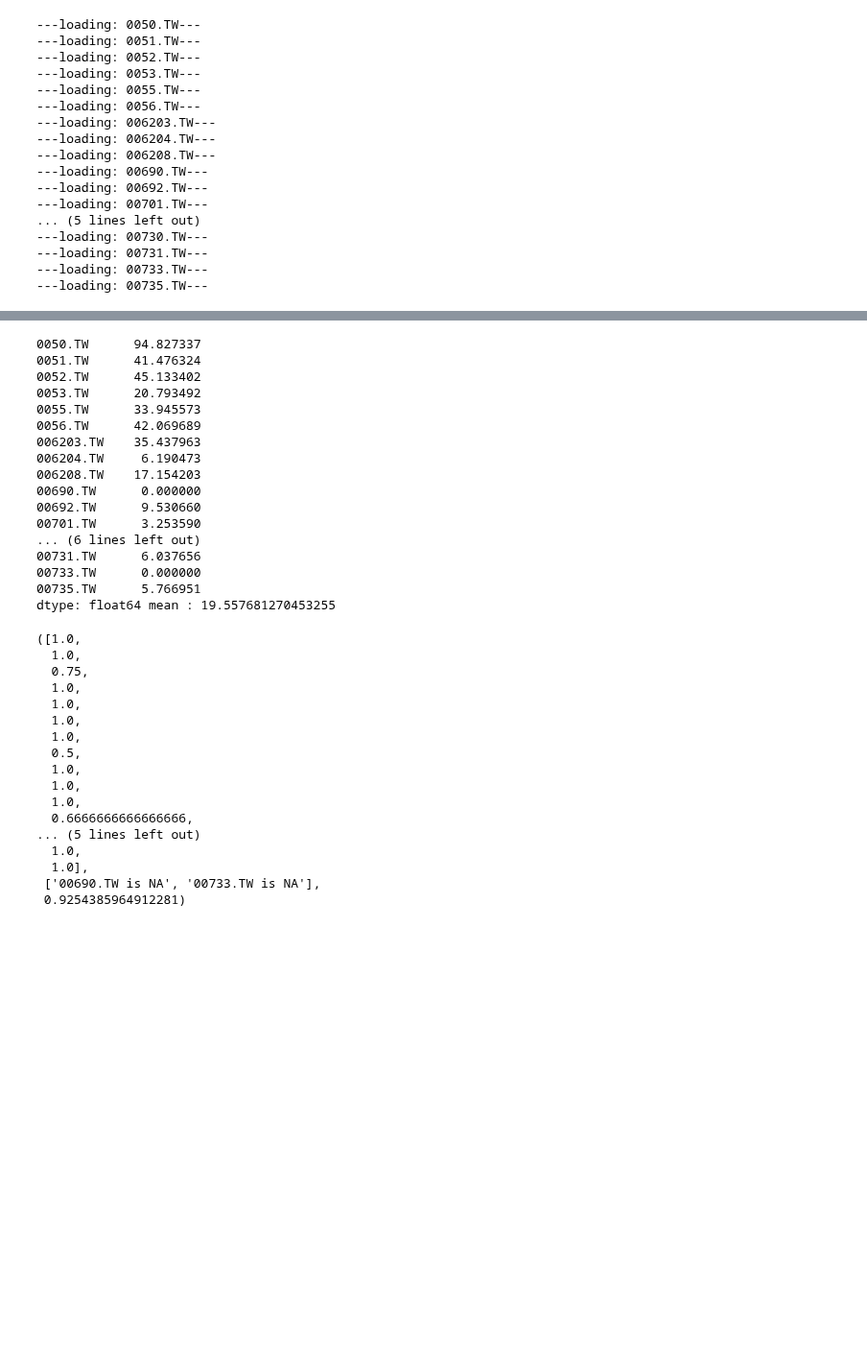
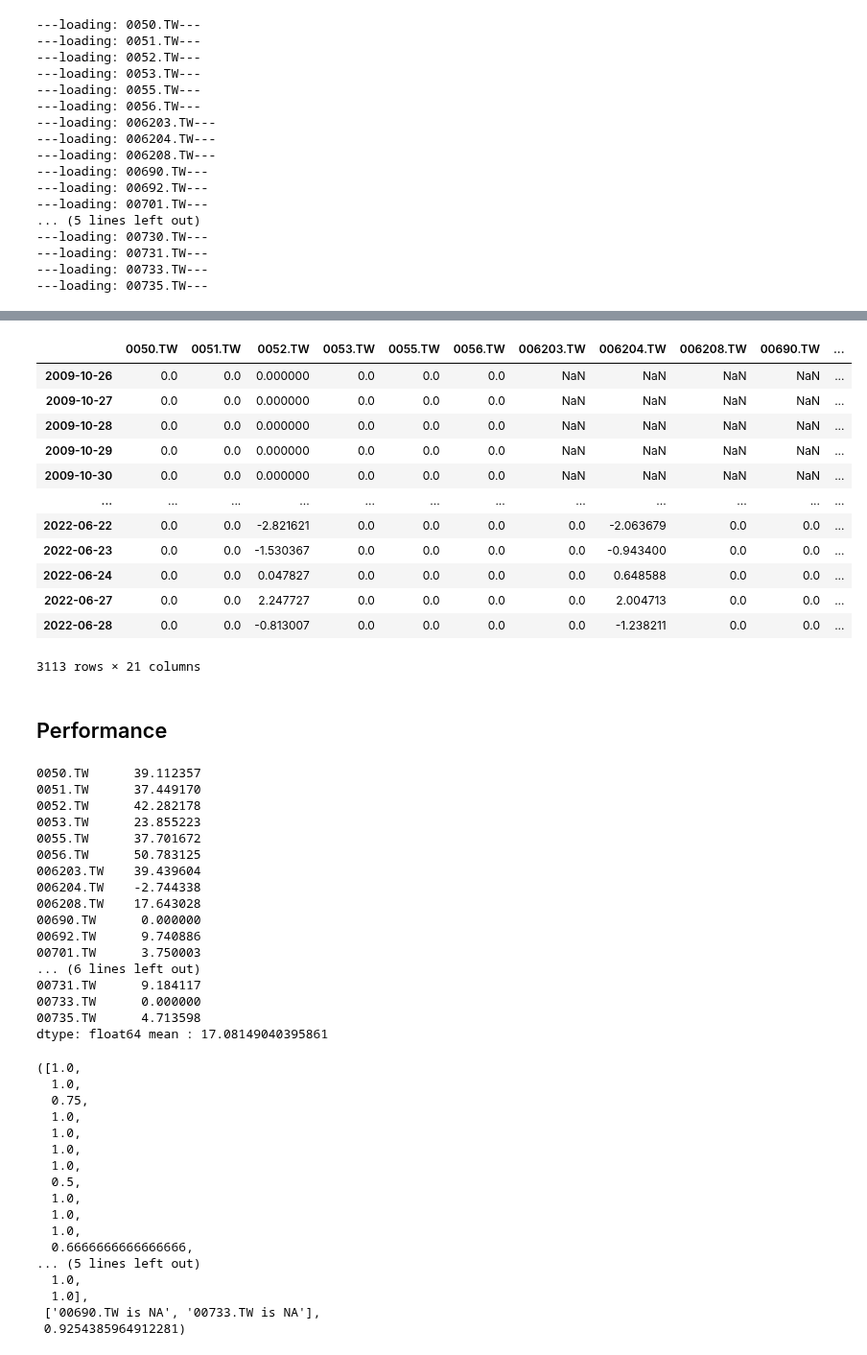
Before and after one commit to benson85560/yuanta, a Jupyter notebook: Pct_change_Strategy.ipynb, the cells around one changed output, grey strips where cells are left out. Shown at 96% size. Drawn from its saved outputs; the diff is of its cells as text; code cells hidden in the pictures; blank space fills up the shorter version.

```diff
--- a/Pct_change_Strategy.ipynb
+++ b/Pct_change_Strategy.ipynb
@@ -1433,25 +1454,43 @@ np.cumsum(equity, axis = 0)
+# %%
+equity
+# %% [output]
+|  | 0050.TW | 0051.TW | 0052.TW | 0053.TW | 0055.TW | 0056.TW | 006203.TW | 006204.TW | 006208.TW | 00690.TW | ... |
+| 2009-10-26 | 0.0 | 0.0 | 0.000000 | 0.0 | 0.0 | 0.0 | NaN | NaN | NaN | NaN | ... |
+| 2009-10-27 | 0.0 | 0.0 | 0.000000 | 0.0 | 0.0 | 0.0 | NaN | NaN | NaN | NaN | ... |
+| 2009-10-28 | 0.0 | 0.0 | 0.000000 | 0.0 | 0.0 | 0.0 | NaN | NaN | NaN | NaN | ... |
+| 2009-10-29 | 0.0 | 0.0 | 0.000000 | 0.0 | 0.0 | 0.0 | NaN | NaN | NaN | NaN | ... |
+| 2009-10-30 | 0.0 | 0.0 | 0.000000 | 0.0 | 0.0 | 0.0 | NaN | NaN | NaN | NaN | ... |
+| ... | ... | ... | ... | ... | ... | ... | ... | ... | ... | ... | ... |
+| 2022-06-22 | 0.0 | 0.0 | -2.821621 | 0.0 | 0.0 | 0.0 | 0.0 | -2.063679 | 0.0 | 0.0 | ... |
+| 2022-06-23 | 0.0 | 0.0 | -1.530367 | 0.0 | 0.0 | 0.0 | 0.0 | -0.943400 | 0.0 | 0.0 | ... |
+| 2022-06-24 | 0.0 | 0.0 | 0.047827 | 0.0 | 0.0 | 0.0 | 0.0 | 0.648588 | 0.0 | 0.0 | ... |
+| 2022-06-27 | 0.0 | 0.0 | 2.247727 | 0.0 | 0.0 | 0.0 | 0.0 | 2.004713 | 0.0 | 0.0 | ... |
+| 2022-06-28 | 0.0 | 0.0 | -0.813007 | 0.0 | 0.0 | 0.0 | 0.0 | -1.238211 | 0.0 | 0.0 | ... |
+3113 rows × 21 columns
+# %% [markdown]
+## Performance
 # %%
-equity = equity.fillna(0)
+# equity = equity.fillna(0)
 df_ATC = equity.sum(axis = 0)
 print(df_ATC, f'mean : {df_ATC.mean()}')
 # %% [output]
-0050.TW      94.827337
-0051.TW      41.476324
-0052.TW      45.133402
-0053.TW      20.793492
-0055.TW      33.945573
-0056.TW      42.069689
-006203.TW    35.437963
-006204.TW     6.190473
-006208.TW    17.154203
+0050.TW      39.112357
+0051.TW      37.449170
+0052.TW      42.282178
+0053.TW      23.855223
+0055.TW      37.701672
+0056.TW      50.783125
+006203.TW    39.439604
+006204.TW    -2.744338
+006208.TW    17.643028
 00690.TW      0.000000
-00692.TW      9.530660
-00701.TW      3.253590
+00692.TW      9.740886
+00701.TW      3.750003
 ... (6 lines left out)
-00731.TW      6.037656
+00731.TW      9.184117
 00733.TW      0.000000
-00735.TW      5.766951
-dtype: float64 mean : 19.557681270453255
+00735.TW      4.713598
+dtype: float64 mean : 17.08149040395861
 # %%
 mean_win_ratio = sum(win_ratio)/len(win_ratio)
 win_ratio, err_ratio, mean_win_ratio
```
Also changed, not shown: parts of 11 cells of this notebook.
